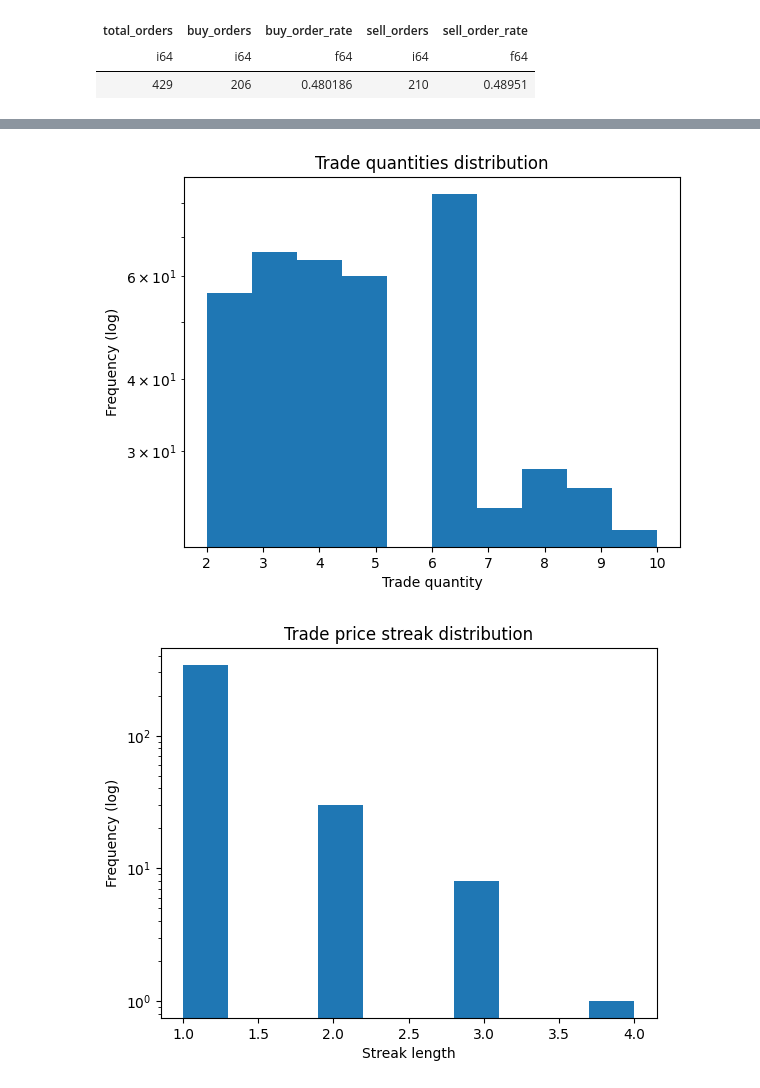
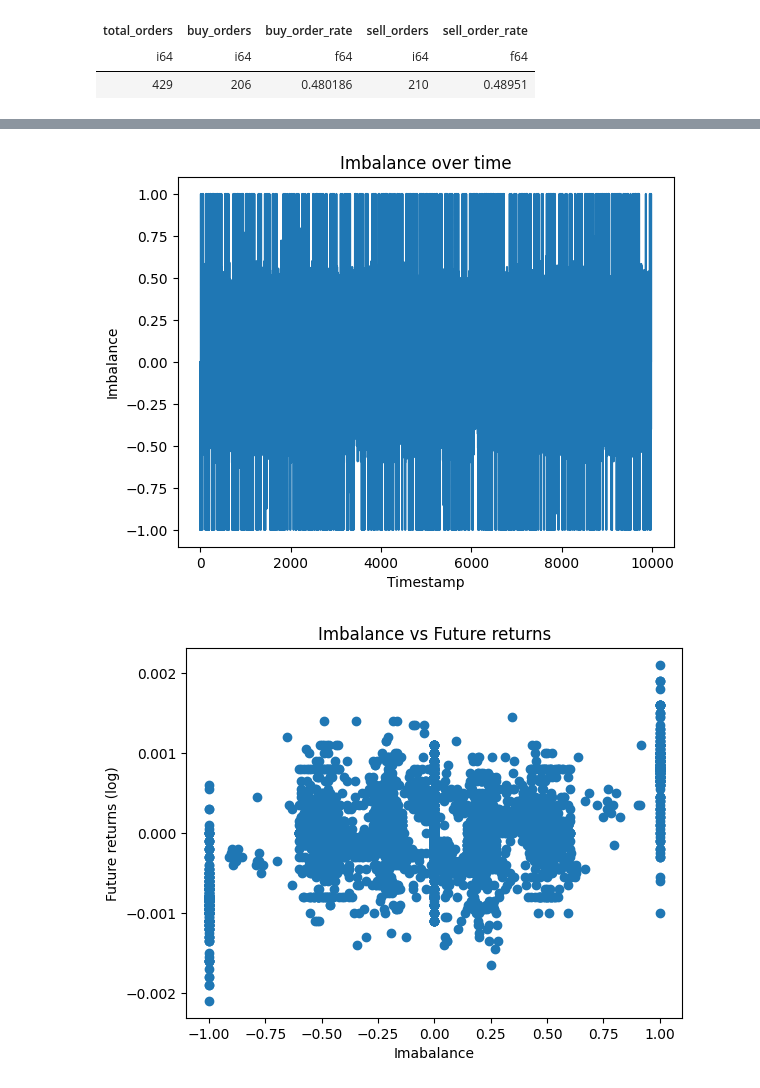
Before and after one commit to MrMoneyInTheBank/Prosperity, a Jupyter notebook: src/notebooks/products_analysis/osmium.ipynb, the cells around one changed output, grey strips where cells are left out. Drawn from its saved outputs; the diff is of its cells as text; code cells hidden in the pictures.

```diff
--- a/src/notebooks/products_analysis/osmium.ipynb
+++ b/src/notebooks/products_analysis/osmium.ipynb
@@ -22,6 +22,7 @@ orderbook_analysis: t.Final[OrderbookAnalysisResult] = (
     analysis_result.orderbook_analysis_result
 )
 trades_analysis: t.Final[TradesAnalysisResult] = analysis_result.trades_analysis_result
+plots: t.Final[Plots] = analysis_result.plots
 # %% [markdown]
 # Orderbook Analysis
 # %%
@@ -148,3 +148,3 @@ shape: (380, 2)
 # %%
-display_plots(trades_plots)
+display_plots(plots)
 # %% [output]
@@ -153,2 +153,2 @@ display_plots(trades_plots)
-[figure, old version]
+[figure, new version]
-[figure, old version]
+[figure, new version]
```
Also changed, not shown: parts of 3 cells of this notebook, 3 other files.
